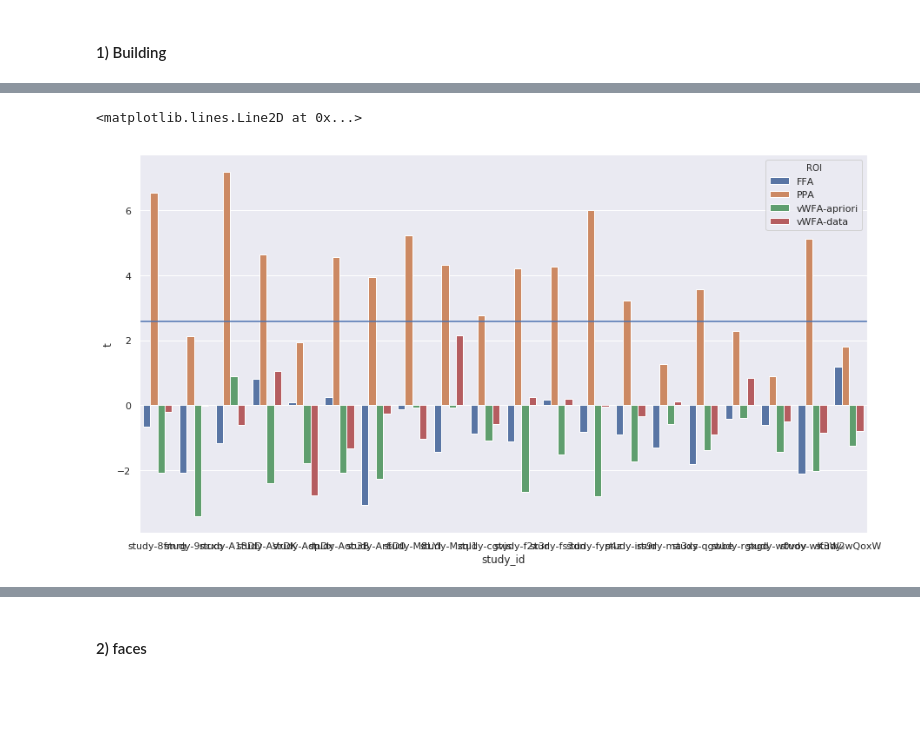
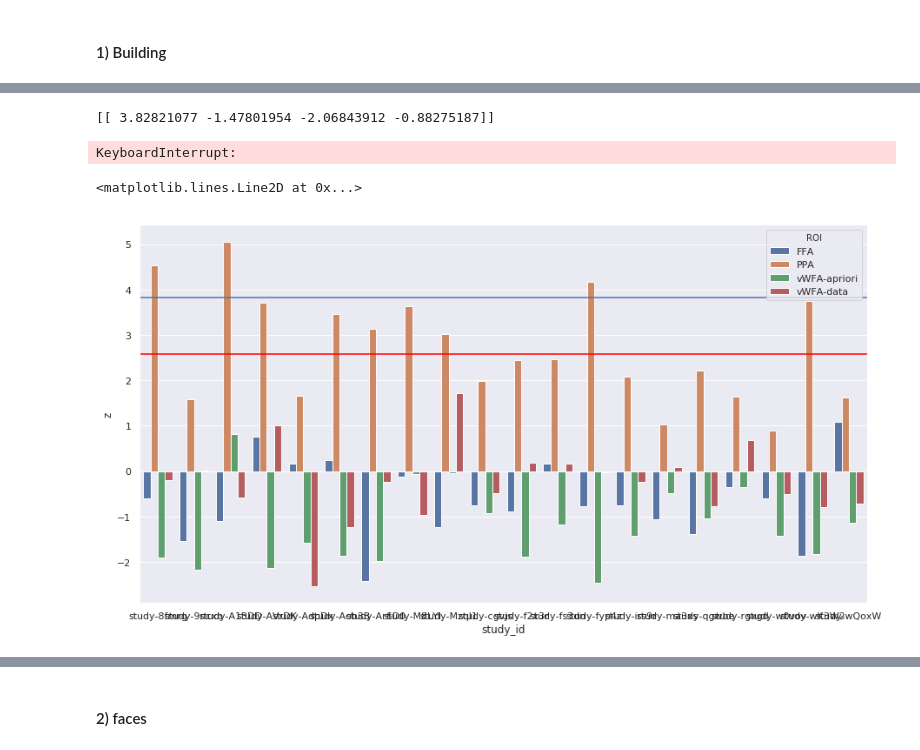
Before and after one commit to rbroc/neuroscout-paper, a Jupyter notebook: meta/ROI variability.ipynb, the cells around one changed output, grey strips where cells are left out. Saved outputs shown, nothing was run; the diff lists cells and outputs as text; code cells hidden in the pictures; blank space fills up the shorter version.

```diff
--- a/meta/ROI variability.ipynb
+++ b/meta/ROI variability.ipynb
@@ -21,15 +47,24 @@ labels = [
 # %%
-def extract_rois(dataset, labels, roi_coords, radius=8):
+def extract_rois(dataset, labels, roi_coords, stat='z', contrast_name=None, radius=8):
     masker = input_data.NiftiSpheresMasker(roi_coords, radius=radius)
 
-    dataset_level_t = []
-    for ix, i in enumerate(dataset.images['t']):
-        study_id = dataset.images['study_id'][ix]
-        roi_values = masker.fit_transform(i)[0]
-        dataset_level_t.append(dict(zip(['study_id'] + labels, [study_id] + roi_values.tolist())))
-    dataset_level_t = pd.DataFrame(dataset_level_t).melt(var_name='ROI', value_name='t', id_vars=['study_id'])
+    if contrast_name is not None:
+        dataset = dataset.slice(
+           ids=dataset.images.id[dataset.images.contrast_id == contrast_name])
 
-    return dataset_level_t
+    dataset_level_stat = []
+    for ix, t_file in enumerate(dataset.images['t']):
+        study_id = dataset.images['study_id'].iloc[ix]
+        stat_map = nib.load(t_file)
+        if stat == 'z':
+            dof = dataset.annotations['n_subjects'].iloc[ix] - 1
+            stat_map = t_to_z(stat_map, dof)
+        roi_values = masker.fit_transform(stat_map)[0]
+
+        dataset_level_stat.append(dict(zip(['study_id'] + labels, [study_id] + roi_values.tolist())))
+    dataset_level_stat = pd.DataFrame(dataset_level_stat).melt(var_name='ROI', value_name=stat, id_vars=['study_id'])
+
+    return dataset_level_stat
 # %% [markdown]
 #### 1) Building
 # %%
@@ -48,14 +81,38 @@ mean_t = masker.fit_transform(building_meta_map)
+# %%
+masker = input_data.NiftiSpheresMasker(roi_coords, radius=8)
+mean_z = masker.fit_transform(building_meta_map)
+# %%
+print(mean_z)
+# %% [output]
+[[ 3.82821077 -1.47801954 -2.06843912 -0.88275187]]
+# %%
+dataset = Dataset.load('./datasets/building_dset.pkl')
 # %%
-building_dataset_level_t = extract_rois(
+building_dataset_level_z = extract_rois(
     Dataset.load('./datasets/building_dset.pkl'),
     labels,
     roi_coords,
-    8
+    stat='z',
+    radius=8,
+
 )
+# %%
+building_dataset = Dataset.load('./datasets/building_dset.pkl')
+building_dataset_level_t = extract_rois(
+    building_dataset,
+    labels,
+    roi_coords,
+    stat='t',
+    radius=8,
+
+)
+# %% [output]
+KeyboardInterrupt:
 # %%
 sns.set(rc = {'figure.figsize':(15,8)})
-p = sns.barplot(x='study_id', y='t', hue='ROI', data=building_dataset_level_t)
-p.axhline(2.58)
+p = sns.barplot(x='study_id', y='z', hue='ROI', data=building_dataset_level_z)
+p.axhline(2.58, color='red')
+p.axhline(mean_z[0][0])
 # %% [output]
 <matplotlib.lines.Line2D at 0x...>
-[figure, old version]
+[figure, new version]
```
Also changed, not shown: parts of 45 cells of this notebook, 8 other files.
